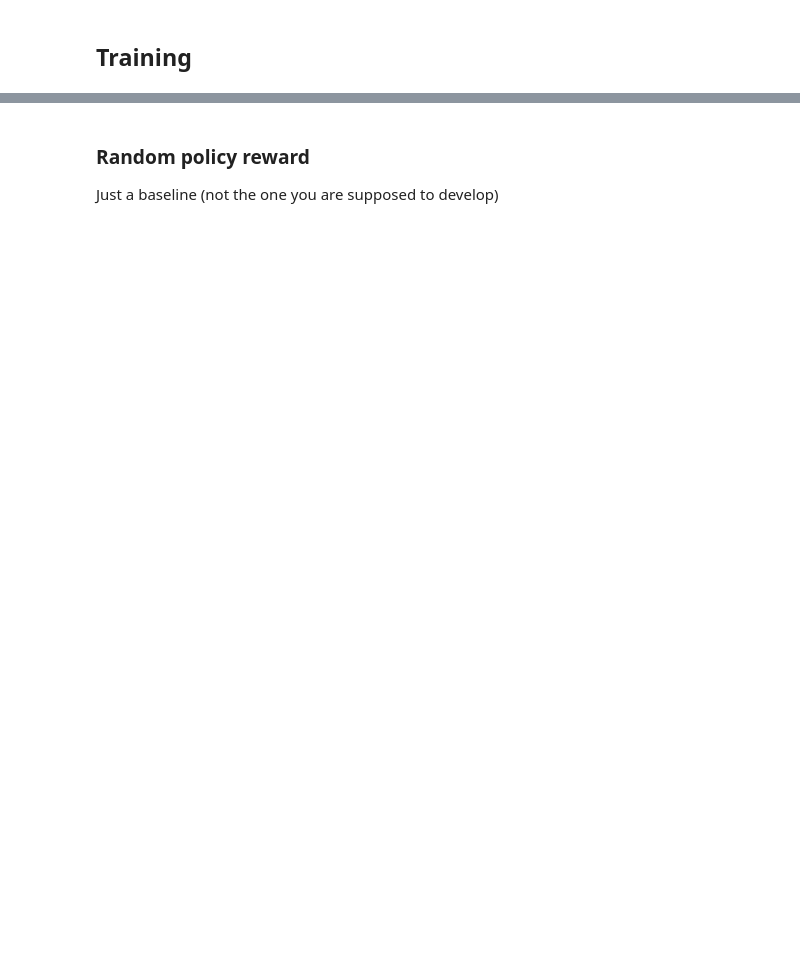
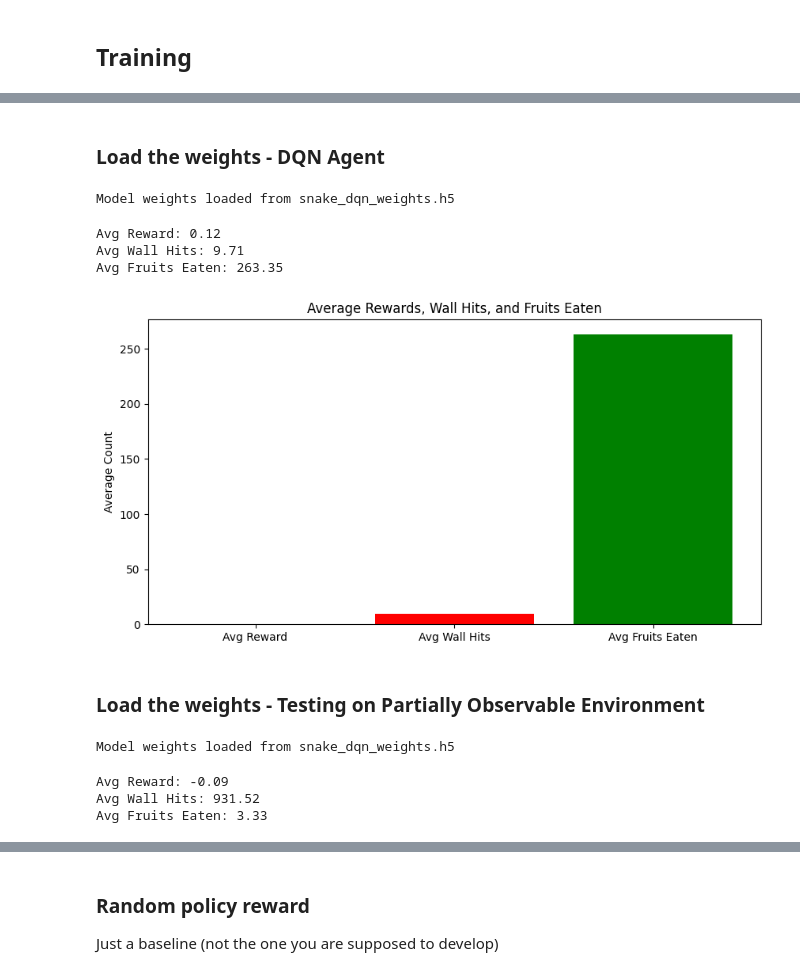
Before and after one commit to eddyfri/Snake-RL, a Jupyter notebook: main.ipynb, the cells around one changed output, grey strips where cells are left out. Cells and saved outputs as stored; diff of their text form; code cells hidden in the pictures; blank space fills up the shorter version.

```diff
--- a/main.ipynb
+++ b/main.ipynb
@@ -23,12 +34,15 @@ print(physical_devices)
 # %%
 %matplotlib inline
 # function to standardize getting an env for the whole notebook
-def get_env(n=1000):
+def get_env(n=1000, partially_observable=False):
     # n is the number of boards that you want to simulate parallely
     # size is the size of each board, also considering the borders
     # mask for the partially observable, is the size of the local neighborhood
     size = 7
-    e = environments_fully_observable.OriginalSnakeEnvironment(n, size)
+    if partially_observable:
+        e = environments_partially_observable.OriginalSnakeEnvironment(n, size, 3)
+    else:
+        e = environments_fully_observable.OriginalSnakeEnvironment(n, size)
     # or environments_partially_observable.OriginalSnakeEnvironment(n, size, 2)
     return e
 env_ = get_env()
@@ -298,0 +154,73 @@ plt.show()
+# %% [markdown]
+### Load the weights - DQN Agent
+# %%
+env = get_env()
+agent = DQNAgent(state_shape=env.to_state().shape[1:], gamma=GAMMA, n_actions=4, epsilon_start=1., epsilon_end=0.05, epsilon_decay=0.9995, learning_rate=1e-4, target_update_freq=100)
+
+agent.load_weights("weights/snake_dqn_weights.h5")
+agent.epsilon = agent.epsilon_end
+
+rewards_history_loaded = []
+wall_hits_loaded = []
+fruits_eaten_loaded = []
+
+for iteration in trange(ITERATIONS):
+    state = tf.constant(env.to_state())
+    actions = agent.select_action(state)
+    rewards = env.move(actions)
+    wall_hits_count = np.sum(rewards == env.HIT_WALL_REWARD)
+    wall_hits_loaded.append(wall_hits_count)
+    fruits_eaten_count = np.sum(rewards == env.FRUIT_REWARD)
+    fruits_eaten_loaded.append(fruits_eaten_count)
+    rewards_history_loaded.append(np.mean(rewards))
+    dones = np.isin(rewards.numpy().flatten(), [env.WIN_REWARD, env.HIT_WALL_REWARD, env.ATE_HIMSELF_REWARD])
+
+print(f"Avg Reward: {np.mean(rewards_history_loaded):.2f}")
+print(f"Avg Wall Hits: {np.mean(wall_hits_loaded):.2f}")
+print(f"Avg Fruits Eaten: {np.mean(fruits_eaten_loaded):.2f}")
+# %% [output]
+Model weights loaded from snake_dqn_weights.h5
+Avg Reward: 0.12
+Avg Wall Hits: 9.71
+Avg Fruits Eaten: 263.35
+# %%
+# Plot a bar chart of the average rewards, wall hits, and fruits eaten
+plt.figure(figsize=(10, 5))
+plt.bar(['Avg Reward', 'Avg Wall Hits', 'Avg Fruits Eaten'], [np.mean(rewards_history_loaded), np.mean(wall_hits_loaded), np.mean(fruits_eaten_loaded)], color=['blue', 'red', 'green'])
+plt.ylabel('Average Count')
+plt.title('Average Rewards, Wall Hits, and Fruits Eaten')
+plt.show()
+# %% [output]
+[figure, added]
+# %% [markdown]
+### Load the weights - Testing on Partially Observable Environment
+# %%
+env = get_env(partially_observable=True)
+agent = DQNAgent(state_shape=env.to_state().shape[1:], gamma=GAMMA, n_actions=4, epsilon_start=1., epsilon_end=0.05, epsilon_decay=0.9995, learning_rate=1e-4, target_update_freq=100)
+
+agent.load_weights("weights/snake_dqn_weights.h5")
+agent.epsilon = agent.epsilon_end
+
+rewards_history_loaded_po = []
+wall_hits_loaded_po = []
+fruits_eaten_loaded_po = []
+
+for iteration in trange(ITERATIONS):
+    state = tf.constant(env.to_state())
+    actions = agent.select_action(state)
+    rewards = env.move(actions)
+    wall_hits_count = np.sum(rewards == env.HIT_WALL_REWARD)
+    wall_hits_loaded_po.append(wall_hits_count)
+    fruits_eaten_count = np.sum(rewards == env.FRUIT_REWARD)
+    fruits_eaten_loaded_po.append(fruits_eaten_count)
+    rewards_history_loaded_po.append(np.mean(rewards))
+    dones = np.isin(rewards.numpy().flatten(), [env.WIN_REWARD, env.HIT_WALL_REWARD, env.ATE_HIMSELF_REWARD])
+
+print(f"Avg Reward: {np.mean(rewards_history_loaded_po):.2f}")
+print(f"Avg Wall Hits: {np.mean(wall_hits_loaded_po):.2f}")
+print(f"Avg Fruits Eaten: {np.mean(fruits_eaten_loaded_po):.2f}")
+# %% [output]
+Model weights loaded from snake_dqn_weights.h5
+Avg Reward: -0.09
+Avg Wall Hits: 931.52
+Avg Fruits Eaten: 3.33
```
Also changed, not shown: parts of 23 cells of this notebook, 18 other files.
